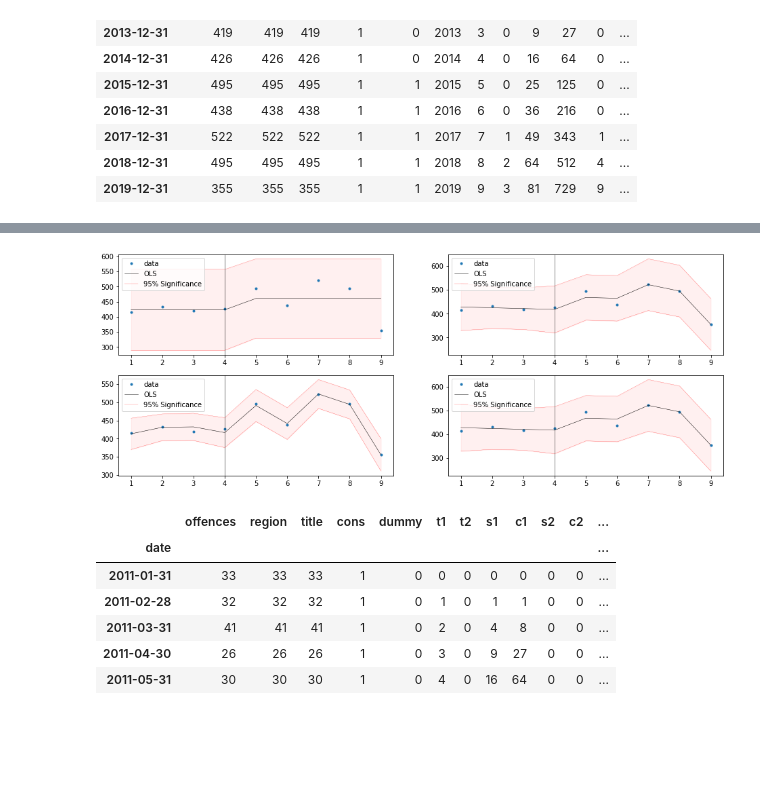
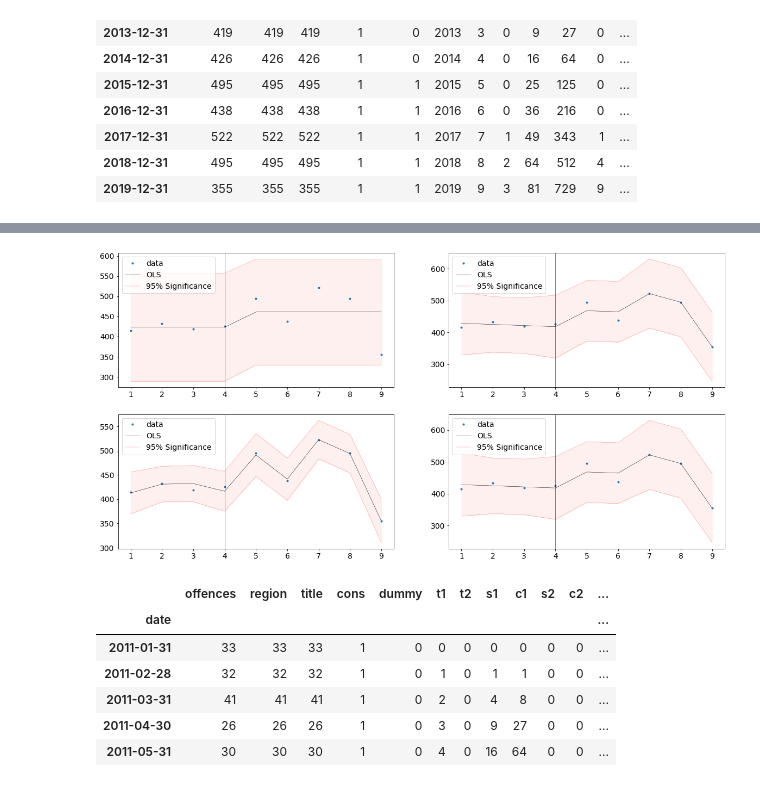
Before and after one commit to caxaxa/PhD_Empirics, a Jupyter notebook: Data_Analysis.ipynb, the cells around one changed output, grey strips where cells are left out. Drawn from its saved outputs; the diff is of its cells as text; code cells hidden in the pictures; blank space fills up the shorter version.

```diff
--- a/Data_Analysis.ipynb
+++ b/Data_Analysis.ipynb
@@ -235,28 +234,28 @@ HTML(stargazer.render_html())
 | Note: | *p<0.1; **p<0.05; ***p<0.01 |  |  |  |
 # %%
 
-fig = plt.figure(figsize=(16,6))
+fig = plt.figure(figsize=(20,10))
 
 result_list = [results1,results2,results3,results4]
 theta = 4
 
 for i in range(len(result_list)):
   plt.subplot(2,2,i+1)
   iv_l1 = result_list[i].get_prediction().summary_frame()["obs_ci_lower"]
   iv_u1 = result_list[i].get_prediction().summary_frame()["obs_ci_upper"]
   plt.plot( ydf['t1'], ydf['offences'], '.',lw=1)
   plt.plot(ydf['t1'],result_list[i].fittedvalues, 'k-', lw=0.5)
   plt.plot(ydf['t1'], iv_u1, color='red', lw=0.2)
   plt.plot( ydf['t1'],iv_l1, color='red', lw=0.2)
   plt.axvline(theta, color='black', lw=1, alpha=0.5)
   plt.fill_between( ydf['t1'],iv_u1,iv_l1, color='red', alpha=0.06)
   plt.legend(('data','OLS','95% Significance'),loc=2)
 
 plt.show()
 
 fig.savefig('emp3.pdf')
 # %% [output]
-[figure, old version]
+[figure, new version]
 # %%
 #Monthly
 
```
Also changed, not shown: parts of 25 cells of this notebook.
